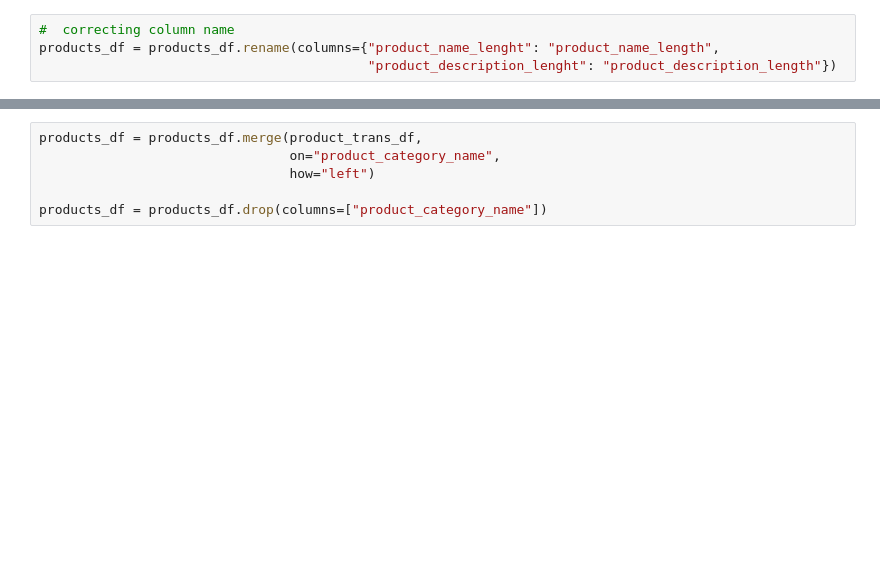
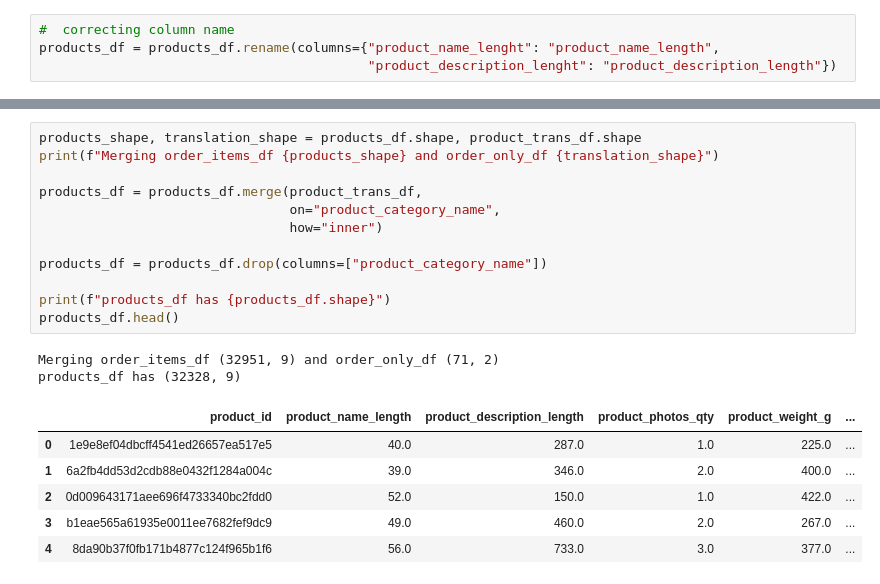
Before and after one commit to RuizLorenzoChavez/price-optimization-ML, a Jupyter notebook: main.ipynb, the cells around one changed output, grey strips where cells are left out. Saved outputs shown, nothing was run; the diff lists cells and outputs as text; blank space fills up the shorter version.

```diff
--- a/main.ipynb
+++ b/main.ipynb
@@ -147,8 +153,23 @@ transaction_items_df has (112650, 14)
 | 3 | 00024acbcdf0a6daa1e931b038114c75 | 1 | 7634da152a4610f1595efa32f14722fc | 9d7a1d34a5052409006425275ba1c2b4 | 2018-08-15 10:10:18 | 12.99 | 12.79 | ... |
 | 4 | 00042b26cf59d7ce69dfabb4e55b4fd9 | 1 | ac6c3623068f30de03045865e4e10089 | df560393f3a51e74553ab94004ba5c87 | 2017-02-13 13:57:51 | 199.90 | 18.14 | ... |
 # %%
+products_shape, translation_shape = products_df.shape, product_trans_df.shape
+print(f"Merging order_items_df {products_shape} and order_only_df {translation_shape}")
+
 products_df = products_df.merge(product_trans_df,
                                 on="product_category_name",
-                                how="left")
+                                how="inner")
 
 products_df = products_df.drop(columns=["product_category_name"])
+
+print(f"products_df has {products_df.shape}")
+products_df.head()
+# %% [output]
+Merging order_items_df (32951, 9) and order_only_df (71, 2)
+products_df has (32328, 9)
+|  | product_id | product_name_length | product_description_length | product_photos_qty | product_weight_g | ... |
+| 0 | 1e9e8ef04dbcff4541ed26657ea517e5 | 40.0 | 287.0 | 1.0 | 225.0 | ... |
+| 1 | 6a2fb4dd53d2cdb88e0432f1284a004c | 39.0 | 346.0 | 2.0 | 400.0 | ... |
+| 2 | 0d009643171aee696f4733340bc2fdd0 | 52.0 | 150.0 | 1.0 | 422.0 | ... |
+| 3 | b1eae565a61935e0011ee7682fef9dc9 | 49.0 | 460.0 | 2.0 | 267.0 | ... |
+| 4 | 8da90b37f0fb171b4877c124f965b1f6 | 56.0 | 733.0 | 3.0 | 377.0 | ... |
```
Also changed, not shown: parts of 2 cells of this notebook.
